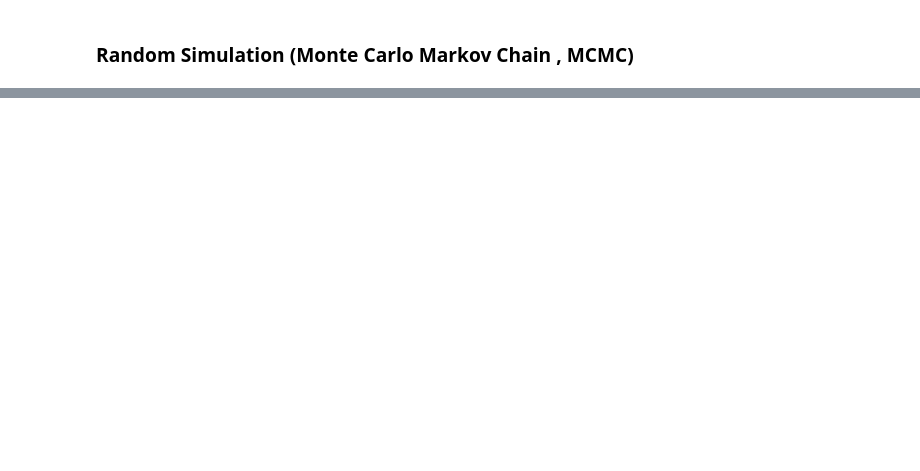
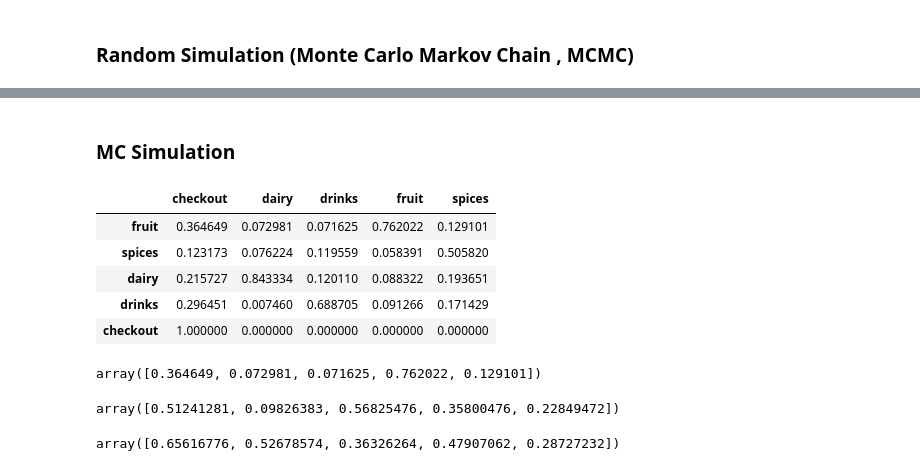
Before and after one commit to mscschliemann/customer_simulation, a Jupyter notebook: Project Work.ipynb, the cells around one changed output, grey strips where cells are left out. Saved outputs shown, nothing was run; the diff lists cells and outputs as text; code cells hidden in the pictures; blank space fills up the shorter version.

```diff
--- a/Project Work.ipynb
+++ b/Project Work.ipynb
@@ -783,0 +999,13 @@ for i in range(100):
+# %%
+
+STATES = ["checkout", "dairy", "drinks", "fruit", "spices"]
+
+P = {
+    'fruit':  [0.364649, 0.072981, 0.071625, 0.762022, 0.129101],
+    'spices': [0.123173, 0.076224, 0.119559, 0.058391 ,0.505820],
+    'dairy':  [0.215727, 0.843334, 0.120110, 0.088322, 0.193651],
+    'drinks': [0.296451, 0.007460, 0.688705, 0.091266, 0.171429],
+    'checkout': [1, 0, 0, 0, 0]
+    }
+
+P2 = [0.284727, 0.160332, 0.359364, 0.195577]
@@ -783,0 +1059,13 @@ for i in range(100):
+# %% [markdown]
+### MC Simulation
+# %%
+probs = pd.DataFrame(P, index=STATES)
+probs = probs.T
+probs
+# %% [output]
+|  | checkout | dairy | drinks | fruit | spices |
+| fruit | 0.364649 | 0.072981 | 0.071625 | 0.762022 | 0.129101 |
+| spices | 0.123173 | 0.076224 | 0.119559 | 0.058391 | 0.505820 |
+| dairy | 0.215727 | 0.843334 | 0.120110 | 0.088322 | 0.193651 |
+| drinks | 0.296451 | 0.007460 | 0.688705 | 0.091266 | 0.171429 |
+| checkout | 1.000000 | 0.000000 | 0.000000 | 0.000000 | 0.000000 |
@@ -783,0 +1074,15 @@ for i in range(100):
+# %%
+S1 = np.dot(S, probs)
+S1
+# %% [output]
+array([0.364649, 0.072981, 0.071625, 0.762022, 0.129101])
+# %%
+S2 = np.dot(S1, probs)
+S2
+# %% [output]
+array([0.51241281, 0.09826383, 0.56825476, 0.35800476, 0.22849472])
+# %%
+S3 = np.dot(S2, probs)
+S3
+# %% [output]
+array([0.65616776, 0.52678574, 0.36326264, 0.47907062, 0.28727232])
```
Also changed, not shown: parts of 30 cells of this notebook.
